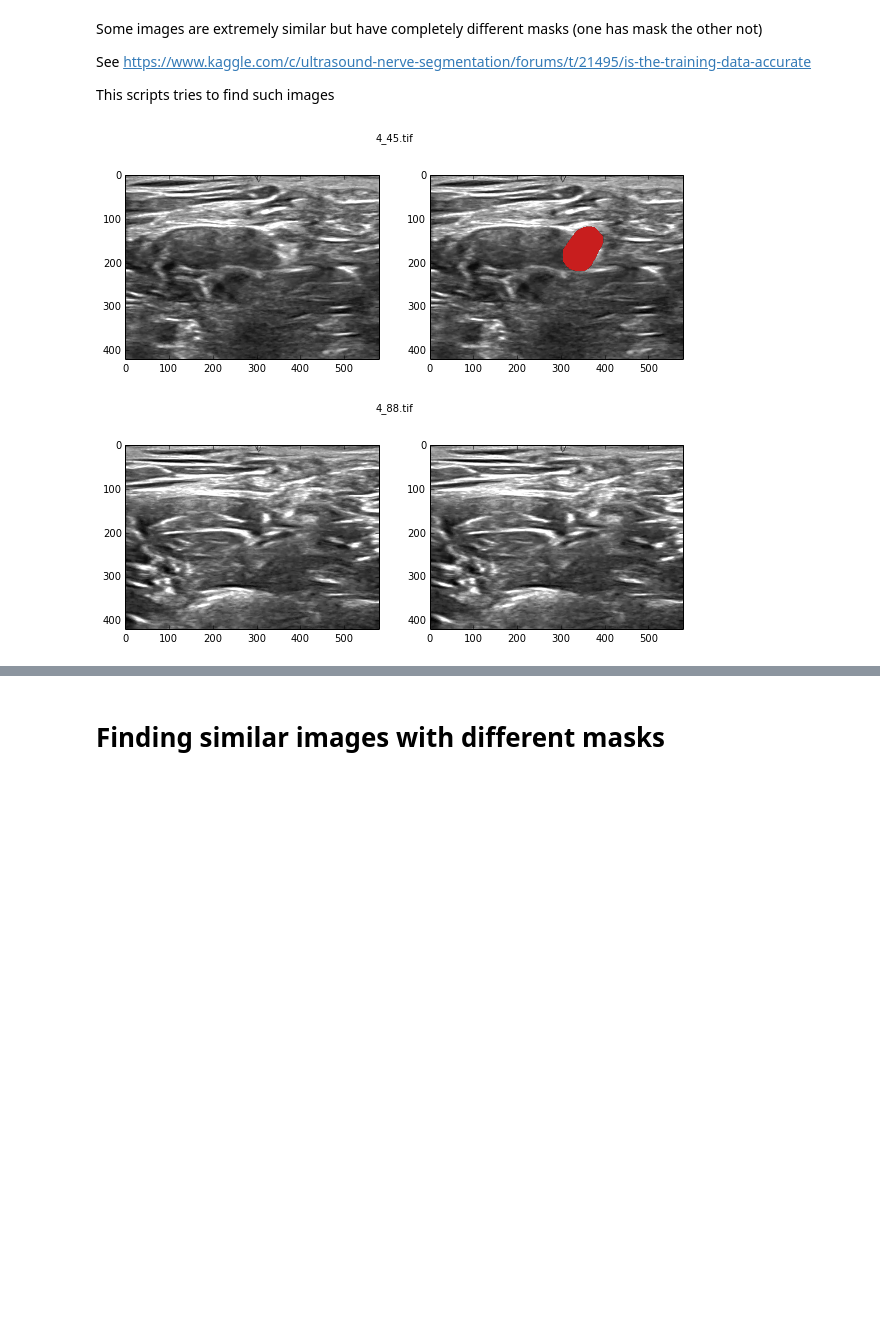
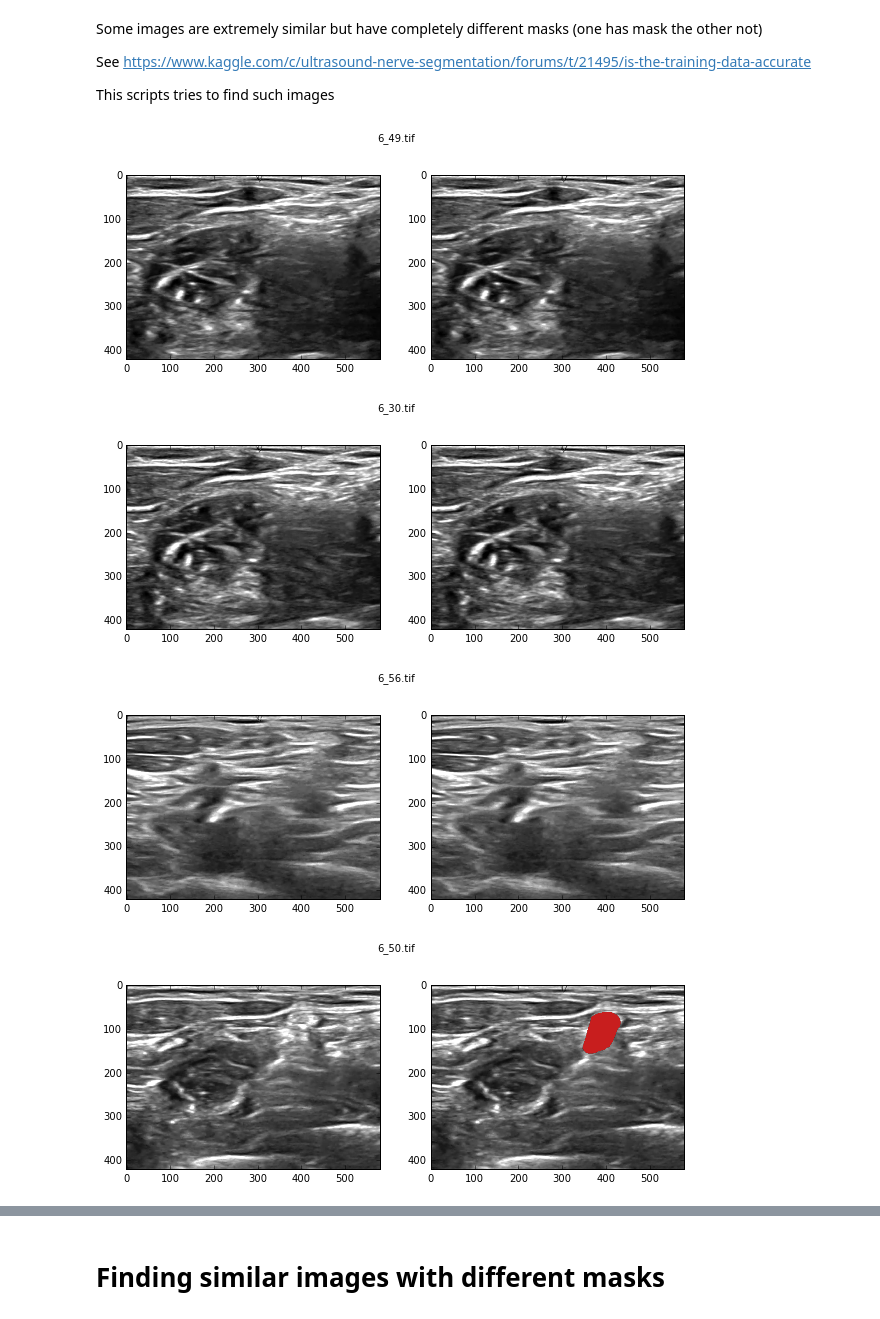
Before and after one commit to julienr/kaggle_uns, a Jupyter notebook: 13_clean/0_filter_incoherent_images.ipynb, the cells around one changed output, grey strips where cells are left out. Drawn from its saved outputs; the diff is of its cells as text; code cells hidden in the pictures; blank space fills up the shorter version.

```diff
--- a/13_clean/0_filter_incoherent_images.ipynb
+++ b/13_clean/0_filter_incoherent_images.ipynb
@@ -21,7 +21,7 @@ import warnings
 warnings.filterwarnings('ignore', category=DeprecationWarning, module='.*/ipykernel/.*')
 %matplotlib inline
 # %%
-TRAIN_PATH = '../../data/train'
+TRAIN_PATH = '../data/train'
 # %%
 def load_and_preprocess(imgname):
     img_fname = imgname
@@ -48,23 +48,25 @@ def load_patient(pid):
     imgs, masks = zip(*map(load_and_preprocess, fnames))
     return imgs, masks, fnames
 # %%
-imgs, masks, fnames = load_patient(4)
+imgs, masks, fnames = load_patient(6)
 # %%
 def show(i):
     pl.figure(figsize=(10, 4))
     pl.suptitle(fnames[i])
     pl.subplot(121)
     pl.imshow(imgs[i], cmap=cm.gray)
 
     pl.subplot(122)
     pl.imshow(imgs[i], cmap=cm.gray)
     h, w = imgs[i].shape[:2]
     overlay = np.zeros((h, w, 4), dtype=np.uint8)
     overlay[masks[i] > 0, :] = (200, 30, 30, 255)
     pl.imshow(overlay, alpha=1)
 
-show(35)
-show(36)
+for i in range(5):
+    show(i)
 # %% [output]
-[figure, old version]
+[figure, new version]
-[figure, old version]
+[figure, new version]
+[figure, added]
+[figure, added]
```
Also changed, not shown: parts of 10 cells of this notebook, 2 other files.
